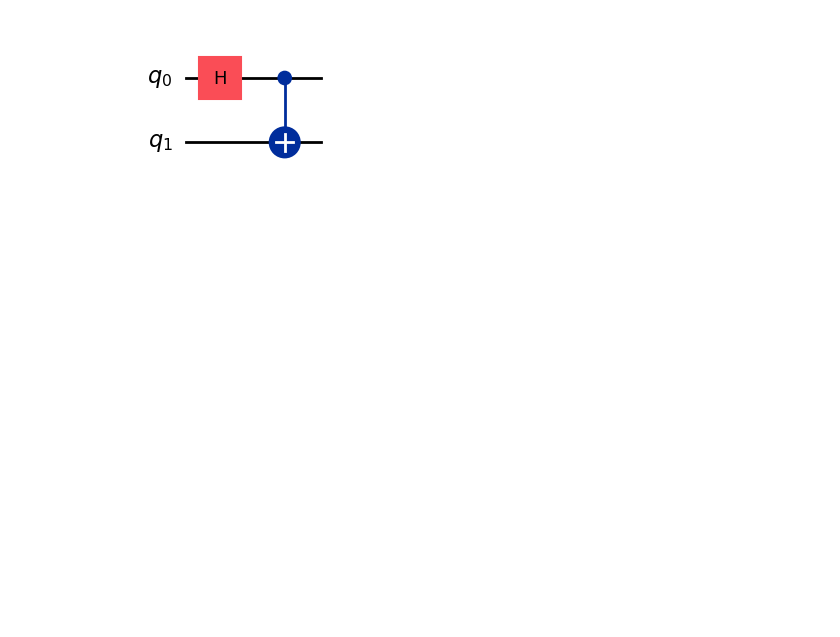
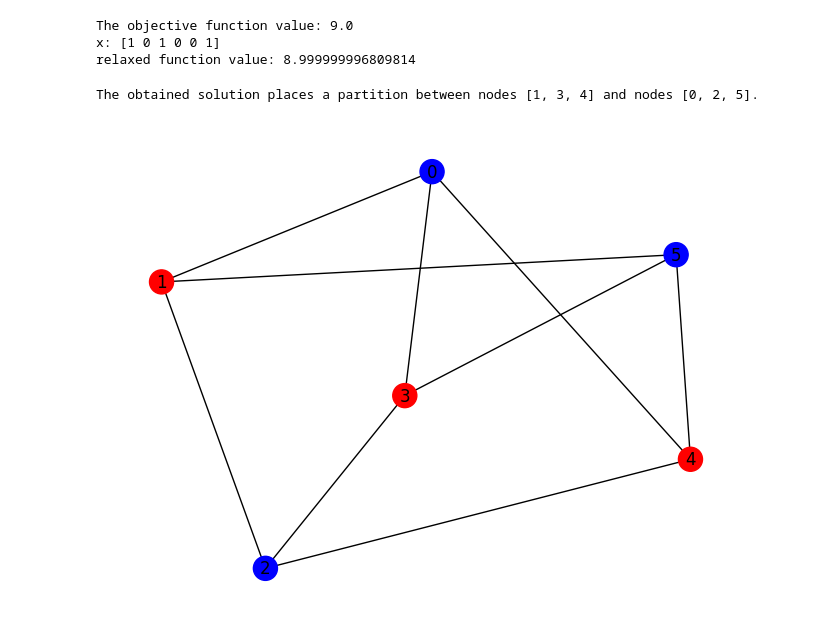
Before and after one commit to BryanYunche/QuantumRandomAcessOptimization-Apresentacao, a Jupyter notebook: QuantumRandomAcess.ipynb, the cells around one changed output. Saved outputs shown, nothing was run; the diff lists cells and outputs as text; code cells hidden in the pictures; blank space fills up the shorter version.

```diff
--- a/QuantumRandomAcess.ipynb
+++ b/QuantumRandomAcess.ipynb
@@ -49,3 +143,51 @@ service = QiskitRuntimeService()
+# %%
+from qiskit.circuit.library import real_amplitudes
+from qiskit.primitives import StatevectorEstimator
+from qiskit_optimization.algorithms.qrao import (
+    QuantumRandomAccessOptimizer,
+    SemideterministicRounding,
+)
+from qiskit_optimization.minimum_eigensolvers import VQE
+from qiskit_optimization.optimizers import COBYLA
+
+# Prepare the VQE algorithm
+ansatz = real_amplitudes(2)
+vqe = VQE(
+    ansatz=ansatz,
+    optimizer=COBYLA(),
+    estimator=StatevectorEstimator(),
+)
+
+# Use semi-deterministic rounding, known as "Pauli rounding"
+# in https://arxiv.org/pdf/2111.03167v2.pdf
+# (This is the default if no rounding scheme is specified.)
+semidterministic_rounding = SemideterministicRounding()
+
+# Construct the optimizer
+qrao = QuantumRandomAccessOptimizer(min_eigen_solver=vqe, rounding_scheme=semidterministic_rounding)
+# %%
+# Solve the optimization problem
+results = qrao.solve(problem)
+
+print(
+    f"The objective function value: {results.fval}\n"
+    f"x: {results.x}\n"
+    f"relaxed function value: {-1 * results.relaxed_fval}\n"
+)
+# %% [output]
+The objective function value: 9.0
+x: [1 0 1 0 0 1]
+relaxed function value: 8.999999996809814
+# %%
+maxcut_partition = maxcut.interpret(results)
+print(
+    f"The obtained solution places a partition between nodes {maxcut_partition[0]} "
+    f"and nodes {maxcut_partition[1]}."
+)
+maxcut.draw(results, pos=nx.spring_layout(graph, seed=seed))
+# %% [output]
+The obtained solution places a partition between nodes [1, 3, 4] and nodes [0, 2, 5].
+[figure, added]
 # %%
 from qiskit import QuantumCircuit
 from qiskit.quantum_info import SparsePauliOp
@@ -54,26 +196,3 @@ from qiskit_ibm_runtime import QiskitRuntimeService
 from qiskit_ibm_runtime import EstimatorOptions
 from qiskit_ibm_runtime import EstimatorV2 as Estimator
 from matplotlib import pyplot as plt
-# %%
-# Uncomment the next line if you want to use a simulator:
-# from qiskit_ibm_runtime.fake_provider import FakeBelemV2
-
-
-# Create a new circuit with two qubits
-qc = QuantumCircuit(2)
-
-# Add a Hadamard gate to qubit 0
-qc.h(0)
-
-# Perform a controlled-X gate on qubit 1, controlled by qubit 0
-qc.cx(0, 1)
-
-# Return a drawing of the circuit using MatPlotLib ("mpl").
-# These guides are written by using Jupyter notebooks, which
-# display the output of the last line of each cell.
-# If you're running this in a script, use `print(qc.draw())` to
-# print a text drawing.
-
-qc.draw("mpl")
-# %% [output]
-[figure, removed]
```
Also changed, not shown: parts of 14 cells of this notebook.
